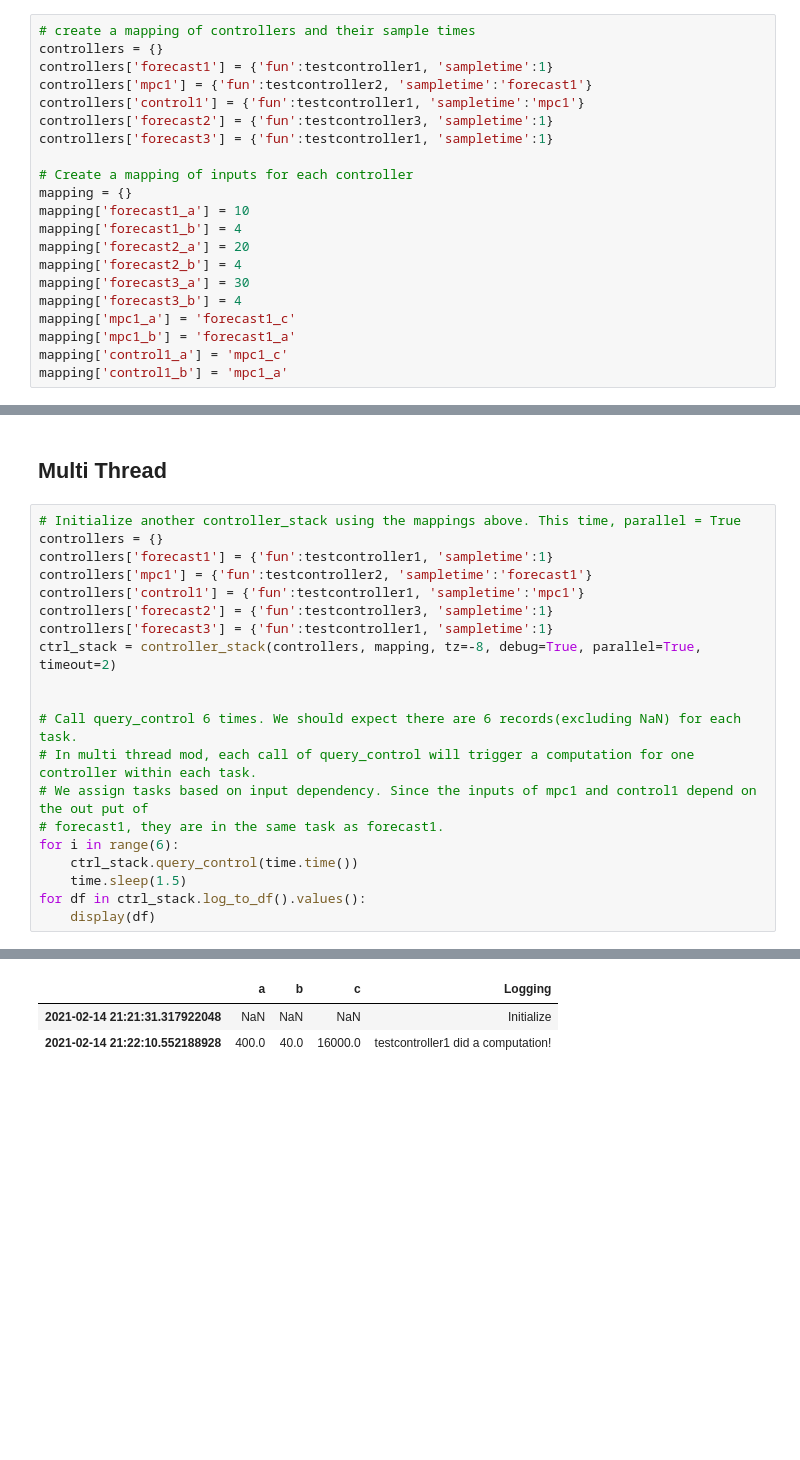
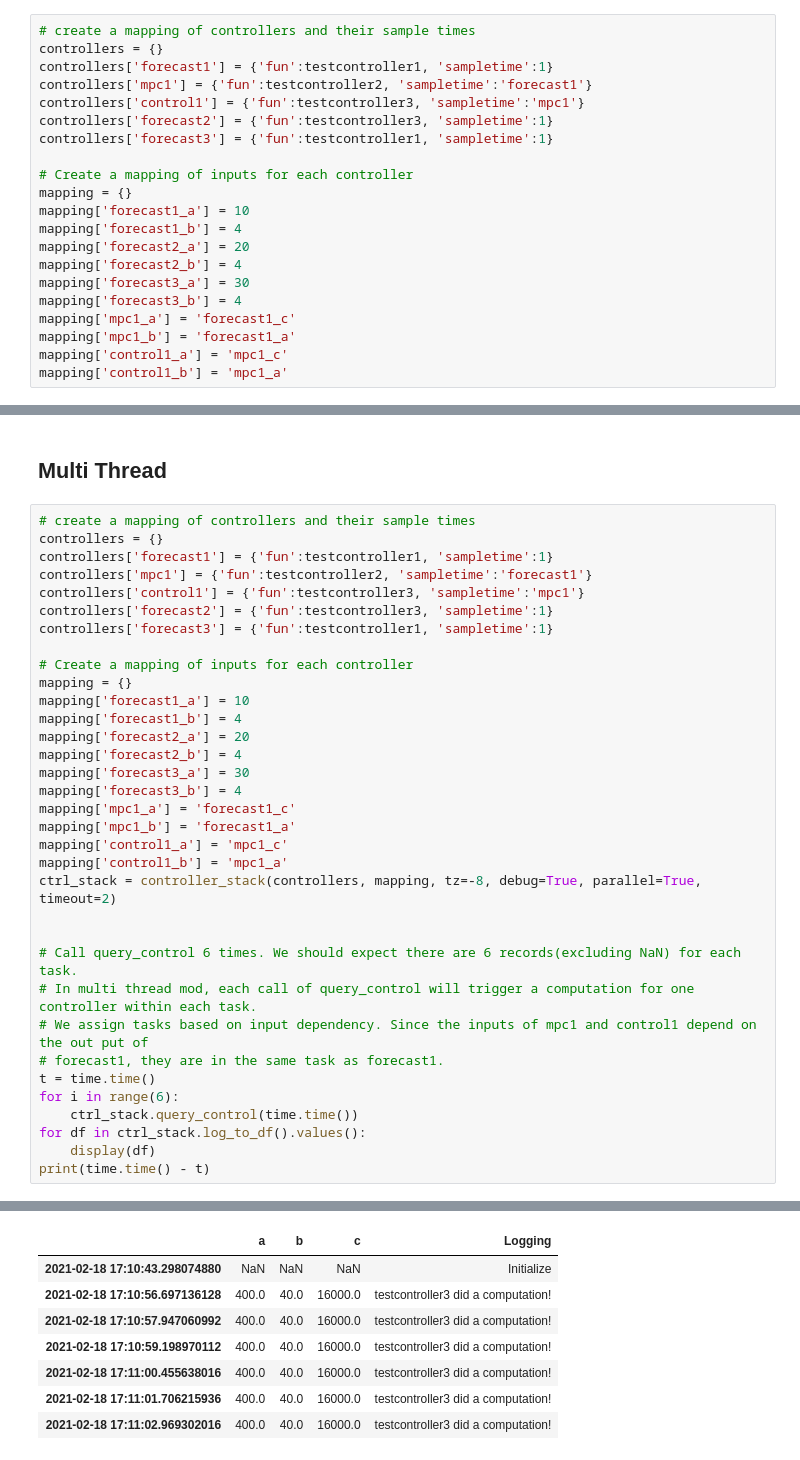
Before and after one commit to LBNL-ETA/FMLC, a Jupyter notebook: Examples/Test.ipynb, the cells around one changed output, grey strips where cells are left out. Drawn from its saved outputs; the diff is of its cells as text; blank space fills up the shorter version.

```diff
--- a/Examples/Test.ipynb
+++ b/Examples/Test.ipynb
@@ -71,7 +73,7 @@ Output {'c': 690}
 controllers = {}
 controllers['forecast1'] = {'fun':testcontroller1, 'sampletime':1}
 controllers['mpc1'] = {'fun':testcontroller2, 'sampletime':'forecast1'}
-controllers['control1'] = {'fun':testcontroller1, 'sampletime':'mpc1'}
+controllers['control1'] = {'fun':testcontroller3, 'sampletime':'mpc1'}
 controllers['forecast2'] = {'fun':testcontroller3, 'sampletime':1}
 controllers['forecast3'] = {'fun':testcontroller1, 'sampletime':1}
 
@@ -143,13 +148,26 @@ for df in ctrl_stack.log_to_df().values():
 # %% [markdown]
 ## Multi Thread
 # %%
-# Initialize another controller_stack using the mappings above. This time, parallel = True
+# create a mapping of controllers and their sample times
 controllers = {}
 controllers['forecast1'] = {'fun':testcontroller1, 'sampletime':1}
 controllers['mpc1'] = {'fun':testcontroller2, 'sampletime':'forecast1'}
-controllers['control1'] = {'fun':testcontroller1, 'sampletime':'mpc1'}
+controllers['control1'] = {'fun':testcontroller3, 'sampletime':'mpc1'}
 controllers['forecast2'] = {'fun':testcontroller3, 'sampletime':1}
 controllers['forecast3'] = {'fun':testcontroller1, 'sampletime':1}
+
+# Create a mapping of inputs for each controller
+mapping = {}
+mapping['forecast1_a'] = 10
+mapping['forecast1_b'] = 4
+mapping['forecast2_a'] = 20
+mapping['forecast2_b'] = 4
+mapping['forecast3_a'] = 30
+mapping['forecast3_b'] = 4
+mapping['mpc1_a'] = 'forecast1_c'
+mapping['mpc1_b'] = 'forecast1_a'
+mapping['control1_a'] = 'mpc1_c'
+mapping['control1_b'] = 'mpc1_a'
 ctrl_stack = controller_stack(controllers, mapping, tz=-8, debug=True, parallel=True, timeout=2)
 
 
@@ -157,10 +175,11 @@ ctrl_stack = controller_stack(controllers, mapping, tz=-8, debug=True, parallel=
 # In multi thread mod, each call of query_control will trigger a computation for one controller within each task.
 # We assign tasks based on input dependency. Since the inputs of mpc1 and control1 depend on the out put of
 # forecast1, they are in the same task as forecast1.
+t = time.time()
 for i in range(6):
     ctrl_stack.query_control(time.time())
-    time.sleep(1.5)
 for df in ctrl_stack.log_to_df().values():
     display(df)
+print(time.time() - t)
 # %% [output]
 |  | a | b | c | Logging |
@@ -174,4 +201,9 @@ for df in ctrl_stack.log_to_df().values():
 |  | a | b | c | Logging |
-| 2021-02-14 21:21:31.317922048 | NaN | NaN | NaN | Initialize |
-| 2021-02-14 21:22:10.552188928 | 400.0 | 40.0 | 16000.0 | testcontroller1 did a computation! |
+| 2021-02-18 17:10:43.298074880 | NaN | NaN | NaN | Initialize |
+| 2021-02-18 17:10:56.697136128 | 400.0 | 40.0 | 16000.0 | testcontroller3 did a computation! |
+| 2021-02-18 17:10:57.947060992 | 400.0 | 40.0 | 16000.0 | testcontroller3 did a computation! |
+| 2021-02-18 17:10:59.198970112 | 400.0 | 40.0 | 16000.0 | testcontroller3 did a computation! |
+| 2021-02-18 17:11:00.455638016 | 400.0 | 40.0 | 16000.0 | testcontroller3 did a computation! |
+| 2021-02-18 17:11:01.706215936 | 400.0 | 40.0 | 16000.0 | testcontroller3 did a computation! |
+| 2021-02-18 17:11:02.969302016 | 400.0 | 40.0 | 16000.0 | testcontroller3 did a computation! |
 |  | a | b | c | Logging |
```
Also changed, not shown: parts of 7 cells of this notebook, 7 other files.
